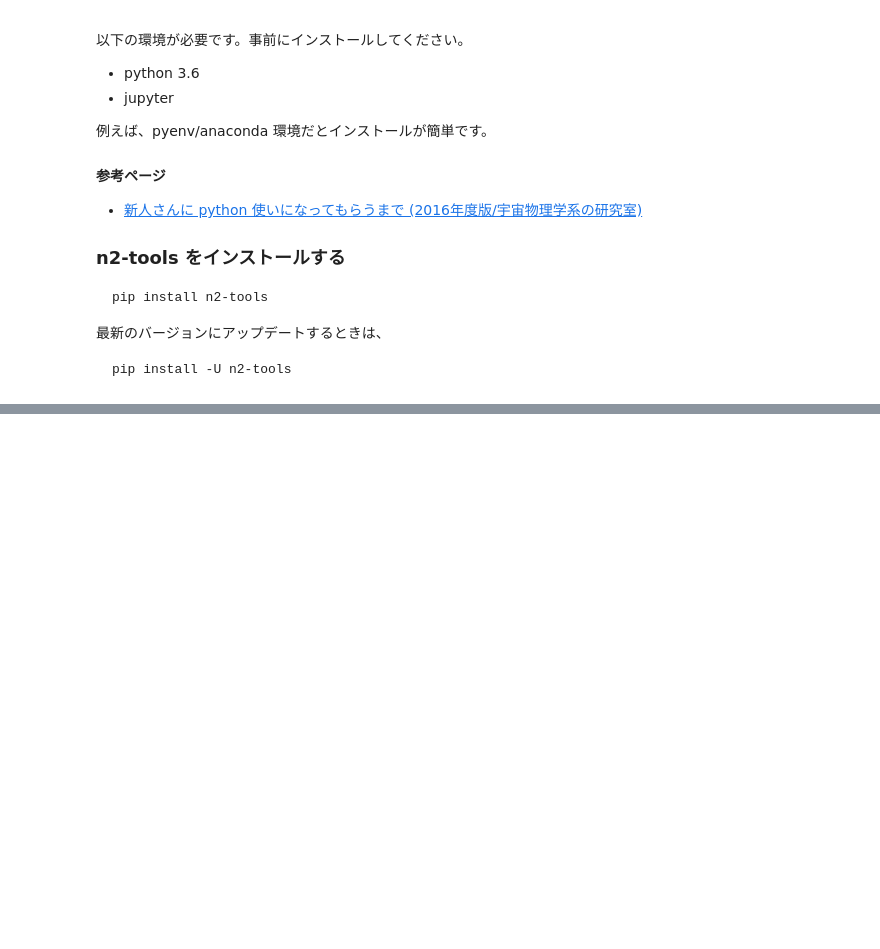
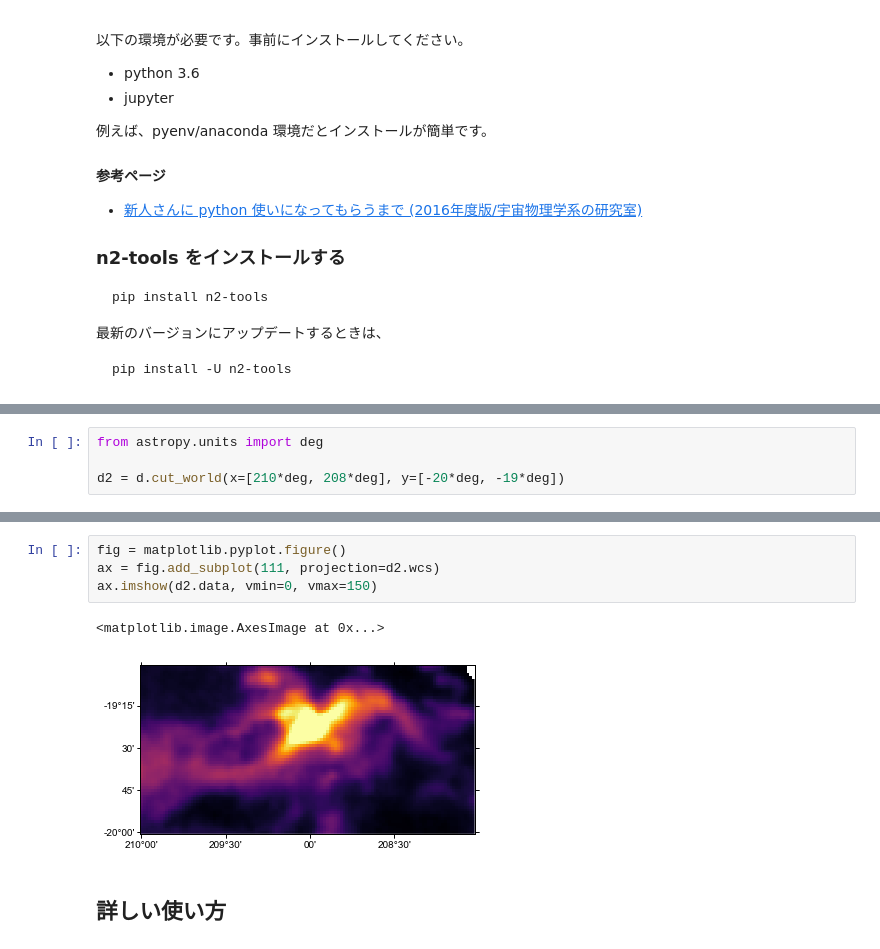
Before and after one commit to nanten2/n2-tools, a Jupyter notebook: doc/index.ipynb, the cells around one changed output, grey strips where cells are left out. Drawn from its saved outputs; the diff is of its cells as text; blank space fills up the shorter version.

```diff
--- a/doc/index.ipynb
+++ b/doc/index.ipynb
@@ -42,0 +88,4 @@ pip install -U n2-tools
+# %%
+from astropy.units import deg
+
+d2 = d.cut_world(x=[210*deg, 208*deg], y=[-20*deg, -19*deg])
@@ -42,0 +103,9 @@ pip install -U n2-tools
+# %%
+fig = matplotlib.pyplot.figure()
+ax = fig.add_subplot(111, projection=d2.wcs)
+ax.imshow(d2.data, vmin=0, vmax=150)
+# %% [output]
+<matplotlib.image.AxesImage at 0x...>
+[figure, added]
+# %% [markdown]
+## 詳しい使い方
```
Also changed, not shown: parts of 6 cells of this notebook, 2 other files.
